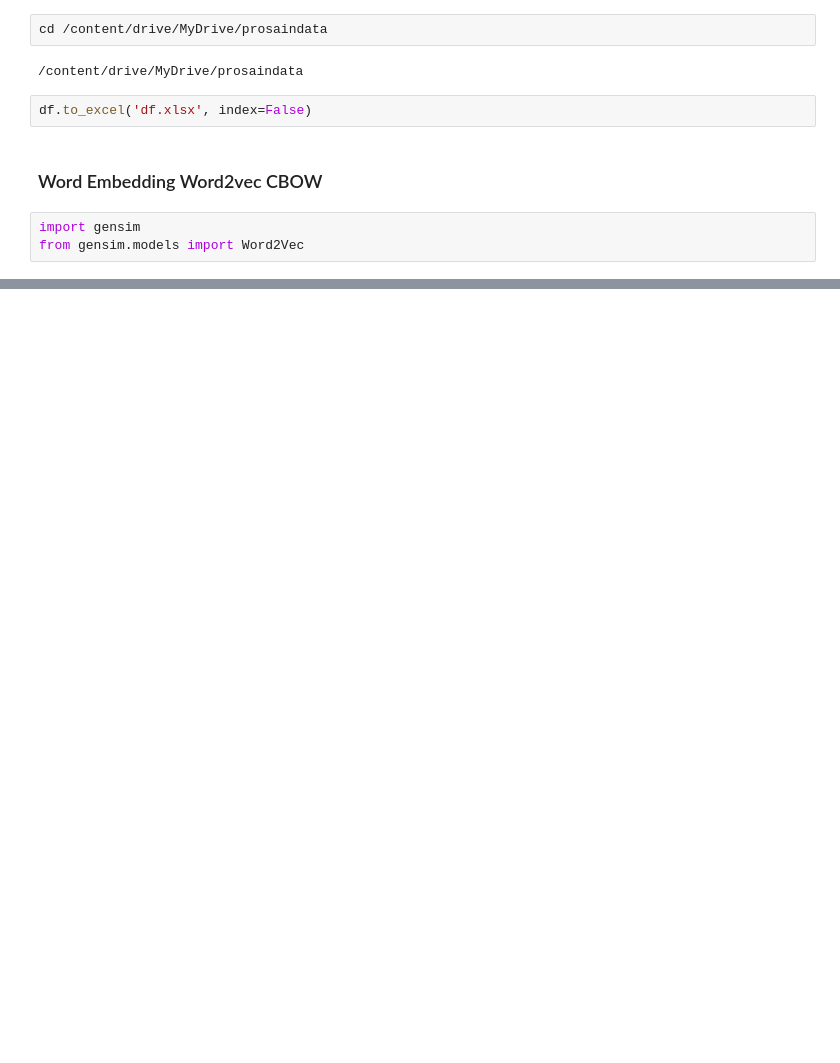
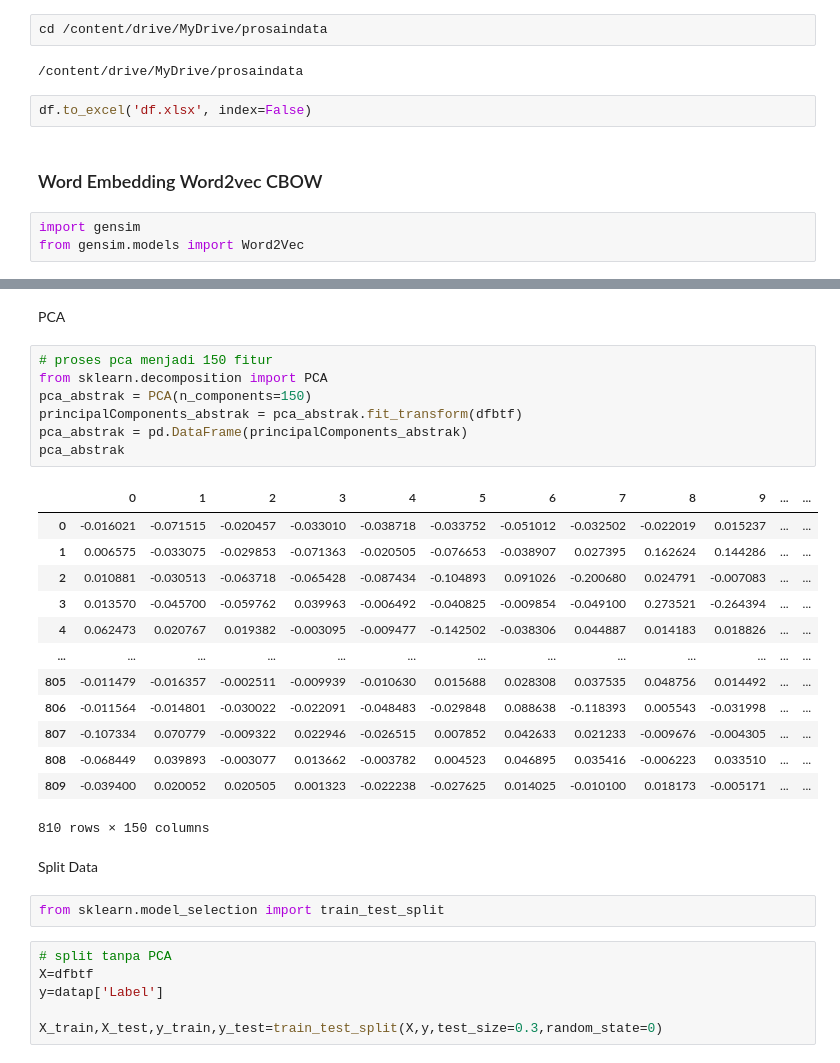
Before and after one commit to khikisb/prosaindata, a Jupyter notebook: _sources/tugas-prosaindata/21-112_Okhi Sahrul Barkah_UTS.ipynb, the cells around one changed output, grey strips where cells are left out. Saved outputs shown, nothing was run; the diff lists cells and outputs as text; blank space fills up the shorter version.

```diff
--- a/_sources/tugas-prosaindata/21-112_Okhi Sahrul Barkah_UTS.ipynb
+++ b/_sources/tugas-prosaindata/21-112_Okhi Sahrul Barkah_UTS.ipynb
@@ -459,0 +585,33 @@ sim_words
+# %% [markdown]
+PCA
+# %%
+# proses pca menjadi 150 fitur
+from sklearn.decomposition import PCA
+pca_abstrak = PCA(n_components=150)
+principalComponents_abstrak = pca_abstrak.fit_transform(dfbtf)
+pca_abstrak = pd.DataFrame(principalComponents_abstrak)
+pca_abstrak
+# %% [output]
+|  | 0 | 1 | 2 | 3 | 4 | 5 | 6 | 7 | 8 | 9 | ... | ... |
+| 0 | -0.016021 | -0.071515 | -0.020457 | -0.033010 | -0.038718 | -0.033752 | -0.051012 | -0.032502 | -0.022019 | 0.015237 | ... | ... |
+| 1 | 0.006575 | -0.033075 | -0.029853 | -0.071363 | -0.020505 | -0.076653 | -0.038907 | 0.027395 | 0.162624 | 0.144286 | ... | ... |
+| 2 | 0.010881 | -0.030513 | -0.063718 | -0.065428 | -0.087434 | -0.104893 | 0.091026 | -0.200680 | 0.024791 | -0.007083 | ... | ... |
+| 3 | 0.013570 | -0.045700 | -0.059762 | 0.039963 | -0.006492 | -0.040825 | -0.009854 | -0.049100 | 0.273521 | -0.264394 | ... | ... |
+| 4 | 0.062473 | 0.020767 | 0.019382 | -0.003095 | -0.009477 | -0.142502 | -0.038306 | 0.044887 | 0.014183 | 0.018826 | ... | ... |
+| ... | ... | ... | ... | ... | ... | ... | ... | ... | ... | ... | ... | ... |
+| 805 | -0.011479 | -0.016357 | -0.002511 | -0.009939 | -0.010630 | 0.015688 | 0.028308 | 0.037535 | 0.048756 | 0.014492 | ... | ... |
+| 806 | -0.011564 | -0.014801 | -0.030022 | -0.022091 | -0.048483 | -0.029848 | 0.088638 | -0.118393 | 0.005543 | -0.031998 | ... | ... |
+| 807 | -0.107334 | 0.070779 | -0.009322 | 0.022946 | -0.026515 | 0.007852 | 0.042633 | 0.021233 | -0.009676 | -0.004305 | ... | ... |
+| 808 | -0.068449 | 0.039893 | -0.003077 | 0.013662 | -0.003782 | 0.004523 | 0.046895 | 0.035416 | -0.006223 | 0.033510 | ... | ... |
+| 809 | -0.039400 | 0.020052 | 0.020505 | 0.001323 | -0.022238 | -0.027625 | 0.014025 | -0.010100 | 0.018173 | -0.005171 | ... | ... |
+810 rows × 150 columns
+# %% [markdown]
+Split Data
+# %%
+from sklearn.model_selection import train_test_split
+# %%
+# split tanpa PCA
+X=dfbtf
+y=datap['Label']
+
+X_train,X_test,y_train,y_test=train_test_split(X,y,test_size=0.3,random_state=0)
```
Also changed, not shown: parts of 30 cells of this notebook, 20 other files.
